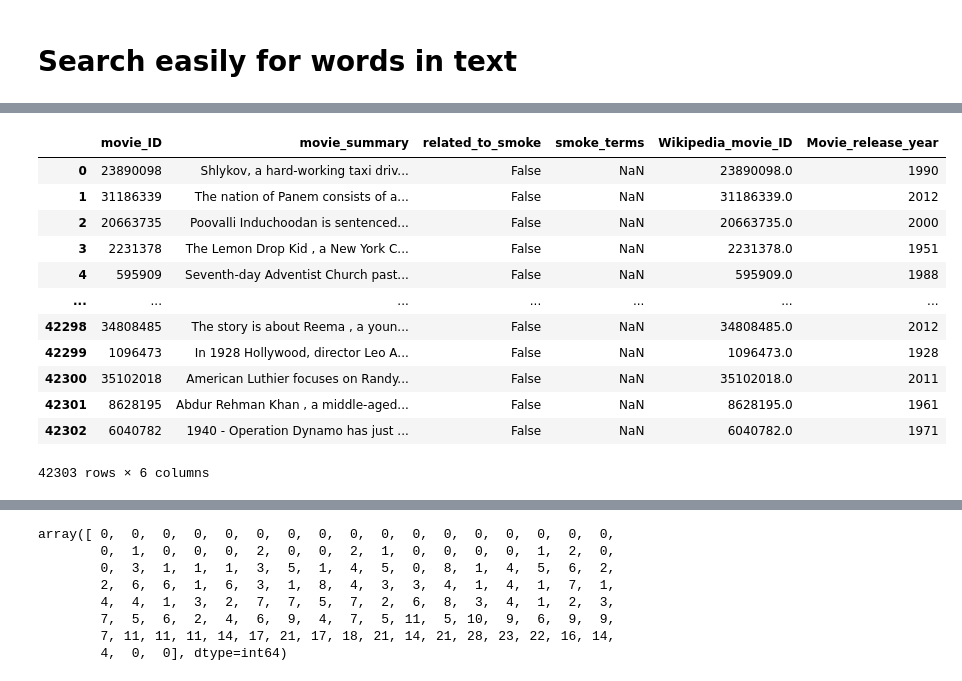
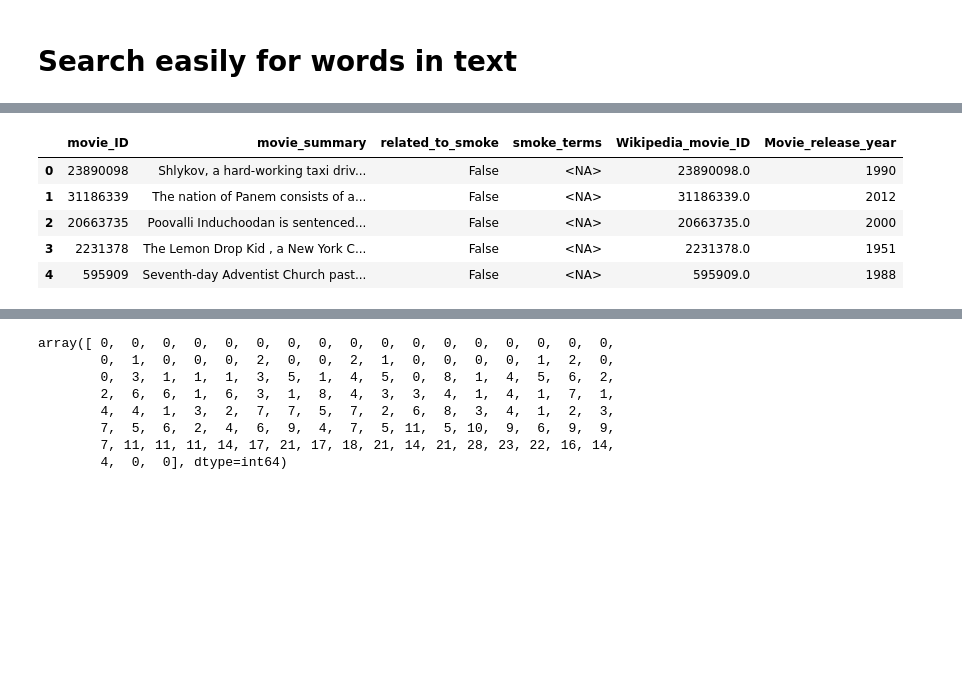
Before and after one commit to epfl-ada/ada-2023-project-thepiratesofthestreet, a Jupyter notebook: tests_geza.ipynb, the cells around one changed output, grey strips where cells are left out. Cells and saved outputs as stored; diff of their text form; code cells hidden in the pictures; blank space fills up the shorter version.

```diff
--- a/tests_geza.ipynb
+++ b/tests_geza.ipynb
@@ -203,18 +166,13 @@ id_year
 # %%
+# Merge with movie informations (here release year)
+id_year = movie[['Wikipedia_movie_ID', 'Movie_release_year']]
 my_df = pd.merge(my_df, id_year, how='left', left_on='movie_ID', right_on='Wikipedia_movie_ID')
-my_df
+my_df.head()
 # %% [output]
 |  | movie_ID | movie_summary | related_to_smoke | smoke_terms | Wikipedia_movie_ID | Movie_release_year |
-| 0 | 23890098 | Shlykov, a hard-working taxi driv... | False | NaN | 23890098.0 | 1990 |
-| 1 | 31186339 | The nation of Panem consists of a... | False | NaN | 31186339.0 | 2012 |
-| 2 | 20663735 | Poovalli Induchoodan is sentenced... | False | NaN | 20663735.0 | 2000 |
-| 3 | 2231378 | The Lemon Drop Kid , a New York C... | False | NaN | 2231378.0 | 1951 |
-| 4 | 595909 | Seventh-day Adventist Church past... | False | NaN | 595909.0 | 1988 |
-| ... | ... | ... | ... | ... | ... | ... |
-| 42298 | 34808485 | The story is about Reema , a youn... | False | NaN | 34808485.0 | 2012 |
-| 42299 | 1096473 | In 1928 Hollywood, director Leo A... | False | NaN | 1096473.0 | 1928 |
-| 42300 | 35102018 | American Luthier focuses on Randy... | False | NaN | 35102018.0 | 2011 |
-| 42301 | 8628195 | Abdur Rehman Khan , a middle-aged... | False | NaN | 8628195.0 | 1961 |
-| 42302 | 6040782 | 1940 - Operation Dynamo has just ... | False | NaN | 6040782.0 | 1971 |
+| 0 | 23890098 | Shlykov, a hard-working taxi driv... | False | <NA> | 23890098.0 | 1990 |
+| 1 | 31186339 | The nation of Panem consists of a... | False | <NA> | 31186339.0 | 2012 |
+| 2 | 20663735 | Poovalli Induchoodan is sentenced... | False | <NA> | 20663735.0 | 2000 |
+| 3 | 2231378 | The Lemon Drop Kid , a New York C... | False | <NA> | 2231378.0 | 1951 |
+| 4 | 595909 | Seventh-day Adventist Church past... | False | <NA> | 595909.0 | 1988 |
-42303 rows × 6 columns
 # %%
```
Also changed, not shown: parts of 74 cells of this notebook.
